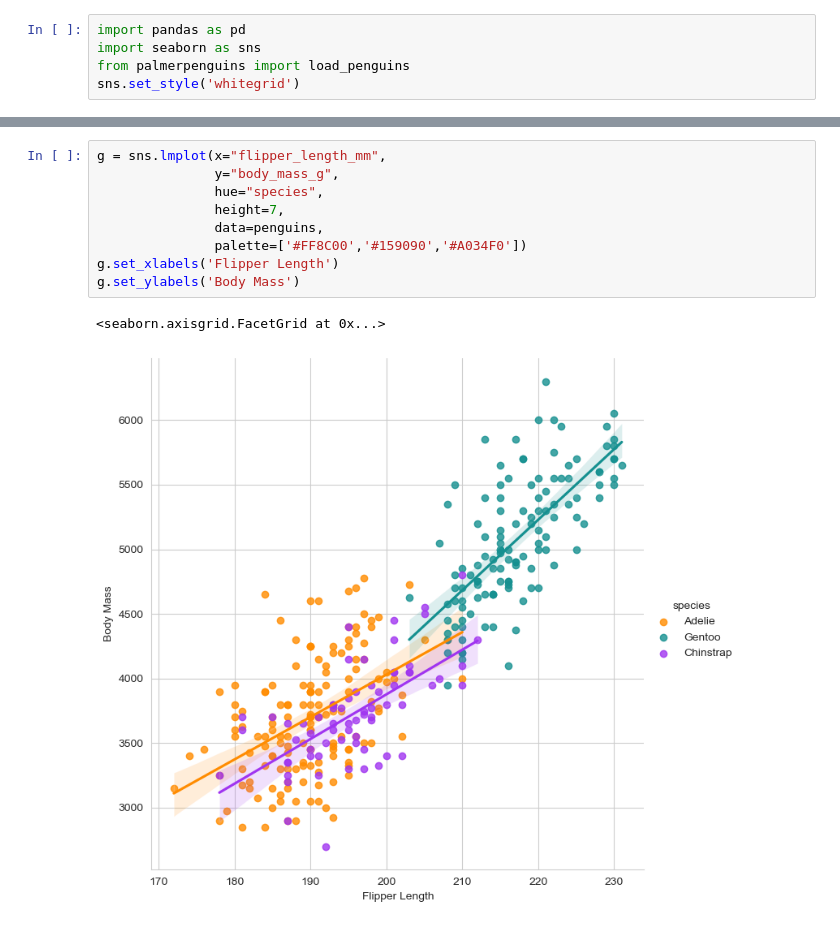
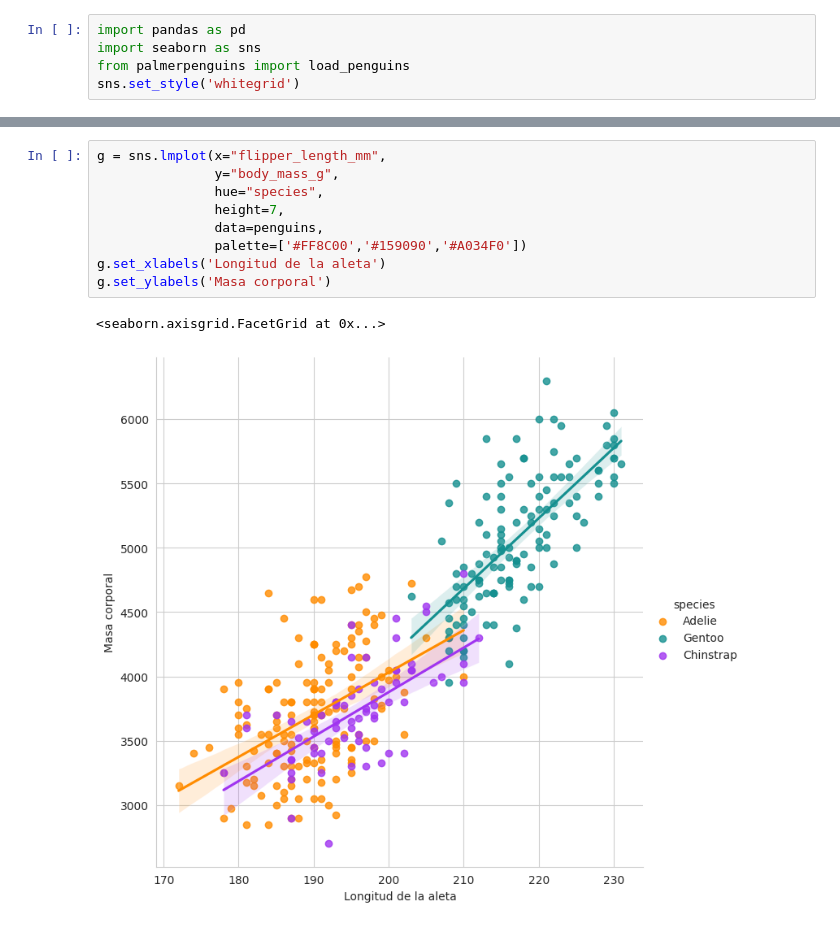
Before and after one commit to fcen-amateur/ldd, a Jupyter notebook: Notebooks/clase2-ldd-estadisticaDescriptiva.ipynb, the cells around one changed output, grey strips where cells are left out. Drawn from its saved outputs; the diff is of its cells as text.

```diff
--- a/Notebooks/clase2-ldd-estadisticaDescriptiva.ipynb
+++ b/Notebooks/clase2-ldd-estadisticaDescriptiva.ipynb
@@ -331,12 +175,12 @@ Text(0, 0.5, 'Body Mass')
 # %%
 g = sns.lmplot(x="flipper_length_mm",
                y="body_mass_g",
                hue="species",
                height=7,
                data=penguins,
                palette=['#FF8C00','#159090','#A034F0'])
-g.set_xlabels('Flipper Length')
-g.set_ylabels('Body Mass')
+g.set_xlabels('Longitud de la aleta')
+g.set_ylabels('Masa corporal')
 # %% [output]
 <seaborn.axisgrid.FacetGrid at 0x...>
-[figure, old version]
+[figure, new version]
```
Also changed, not shown: parts of 26 cells of this notebook.
